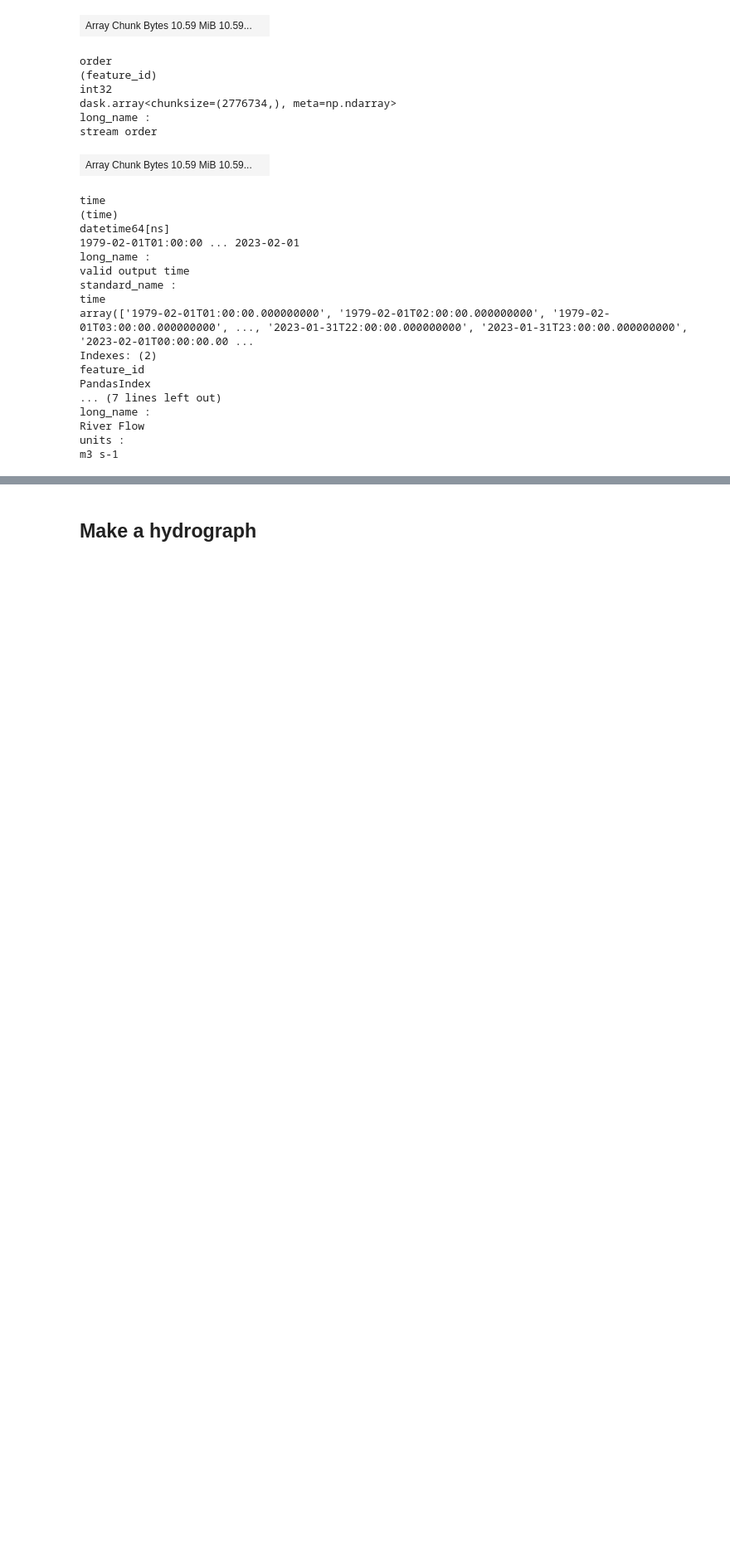
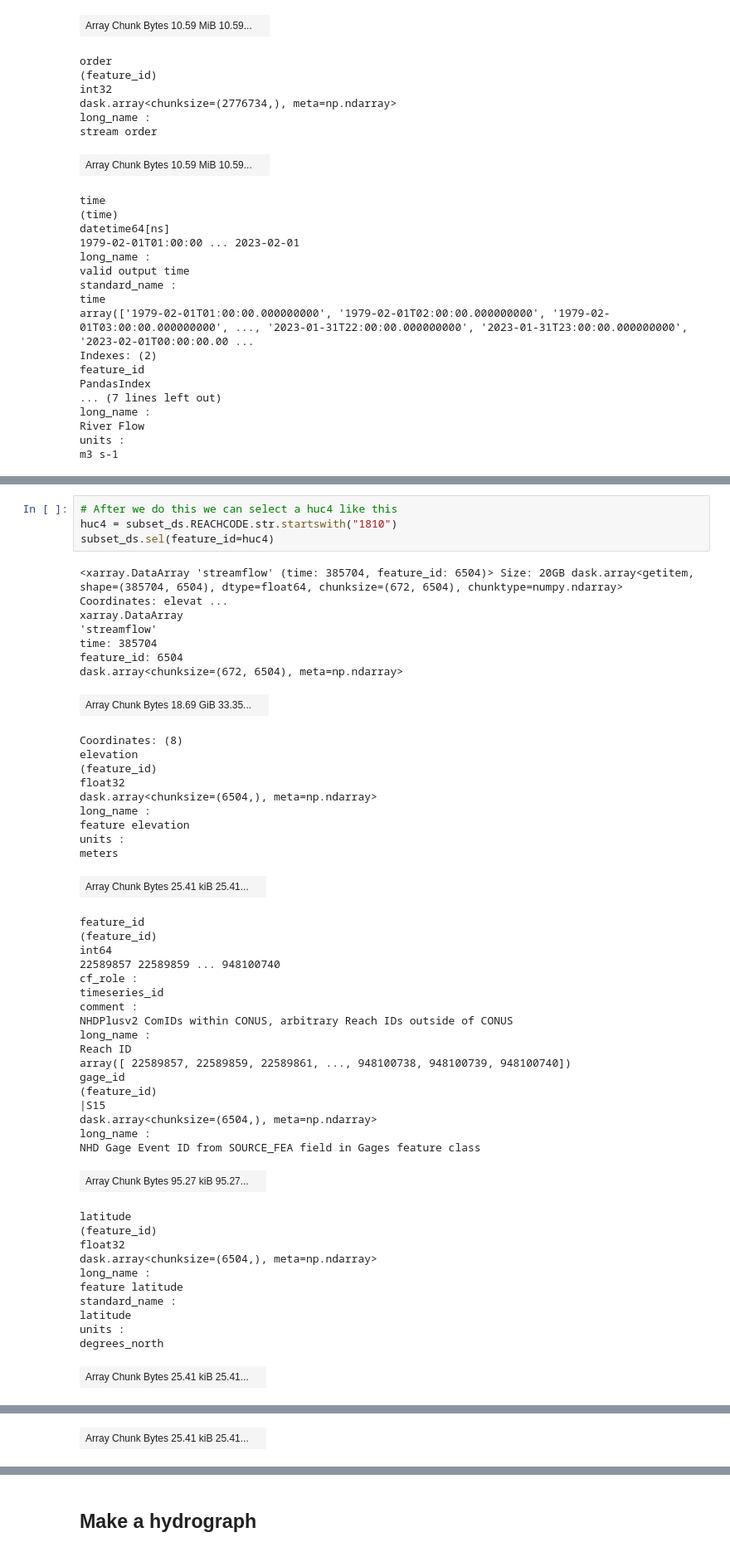
Before and after one commit to noaa-nwfsc/Streamflow-Means-NWM, a Jupyter notebook: notebooks/tutorial.ipynb, the cells around one changed output, grey strips where cells are left out. Shown at 83% size. Saved outputs shown, nothing was run; the diff lists cells and outputs as text; blank space fills up the shorter version.

```diff
--- a/notebooks/tutorial.ipynb
+++ b/notebooks/tutorial.ipynb
@@ -165,0 +211,51 @@ subset_ds = ds["streamflow"].sel(feature_id=valid_ids)
+# %%
+# After we do this we can select a huc4 like this
+huc4 = subset_ds.REACHCODE.str.startswith("1810")
+subset_ds.sel(feature_id=huc4)
+# %% [output]
+<xarray.DataArray 'streamflow' (time: 385704, feature_id: 6504)> Size: 20GB dask.array<getitem, shape=(385704, 6504), dtype=float64, chunksize=(672, 6504), chunktype=numpy.ndarray> Coordinates: elevat ...
+xarray.DataArray
+'streamflow'
+time: 385704
+feature_id: 6504
+dask.array<chunksize=(672, 6504), meta=np.ndarray>
+| Array Chunk Bytes 18.69 GiB 33.35... |  |
+Coordinates: (8)
+elevation
+(feature_id)
+float32
+dask.array<chunksize=(6504,), meta=np.ndarray>
+long_name :
+feature elevation
+units :
+meters
+| Array Chunk Bytes 25.41 kiB 25.41... |  |
+feature_id
+(feature_id)
+int64
+22589857 22589859 ... 948100740
+cf_role :
+timeseries_id
+comment :
+NHDPlusv2 ComIDs within CONUS, arbitrary Reach IDs outside of CONUS
+long_name :
+Reach ID
+array([ 22589857, 22589859, 22589861, ..., 948100738, 948100739, 948100740])
+gage_id
+(feature_id)
+|S15
+dask.array<chunksize=(6504,), meta=np.ndarray>
+long_name :
+NHD Gage Event ID from SOURCE_FEA field in Gages feature class
+| Array Chunk Bytes 95.27 kiB 95.27... |  |
+latitude
+(feature_id)
+float32
+dask.array<chunksize=(6504,), meta=np.ndarray>
+long_name :
+feature latitude
+standard_name :
+latitude
+units :
+degrees_north
+| Array Chunk Bytes 25.41 kiB 25.41... |  |
@@ -165,0 +272 @@ subset_ds = ds["streamflow"].sel(feature_id=valid_ids)
+| Array Chunk Bytes 25.41 kiB 25.41... |  |
```
Also changed, not shown: parts of 29 cells of this notebook.
